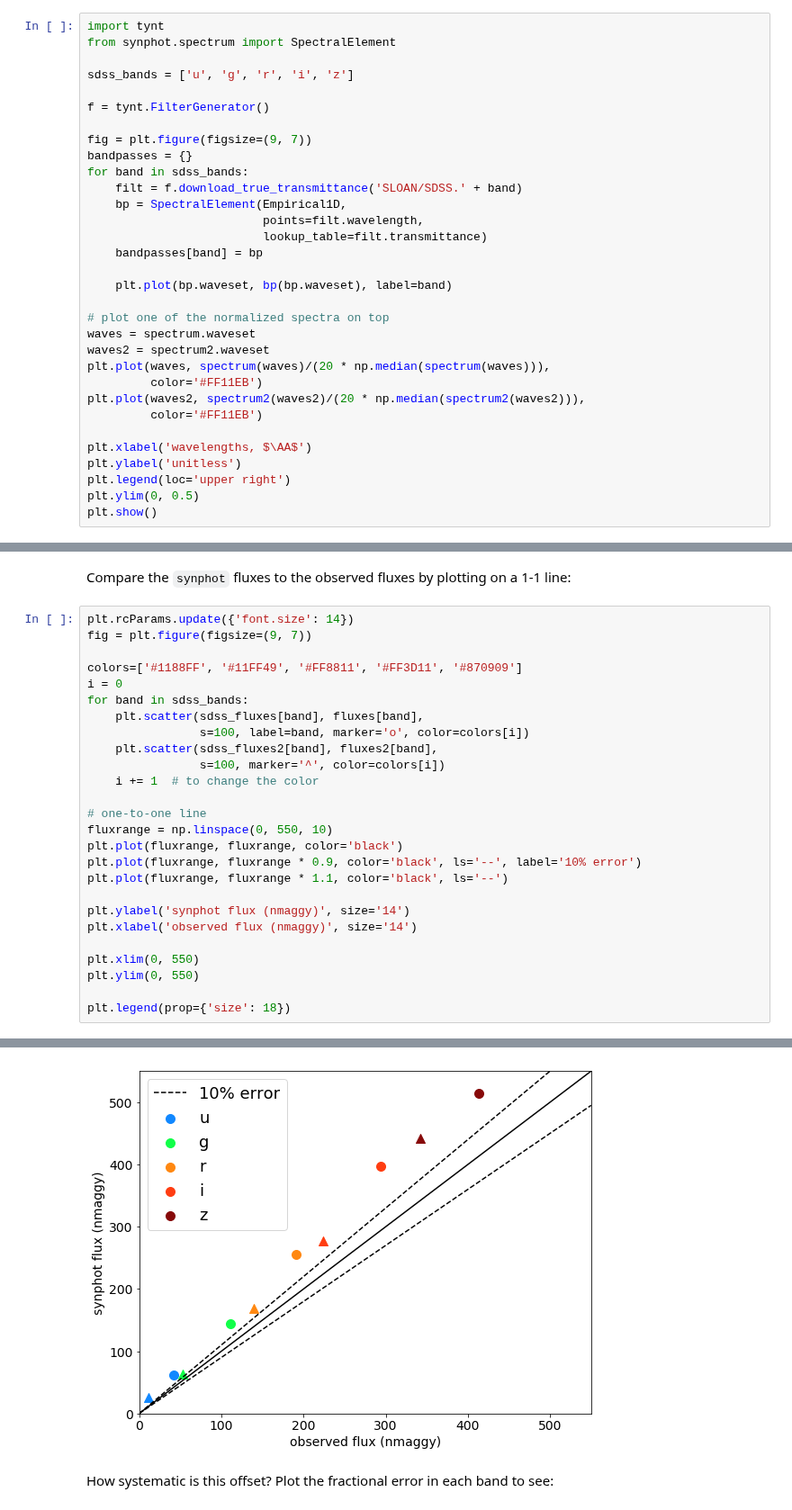
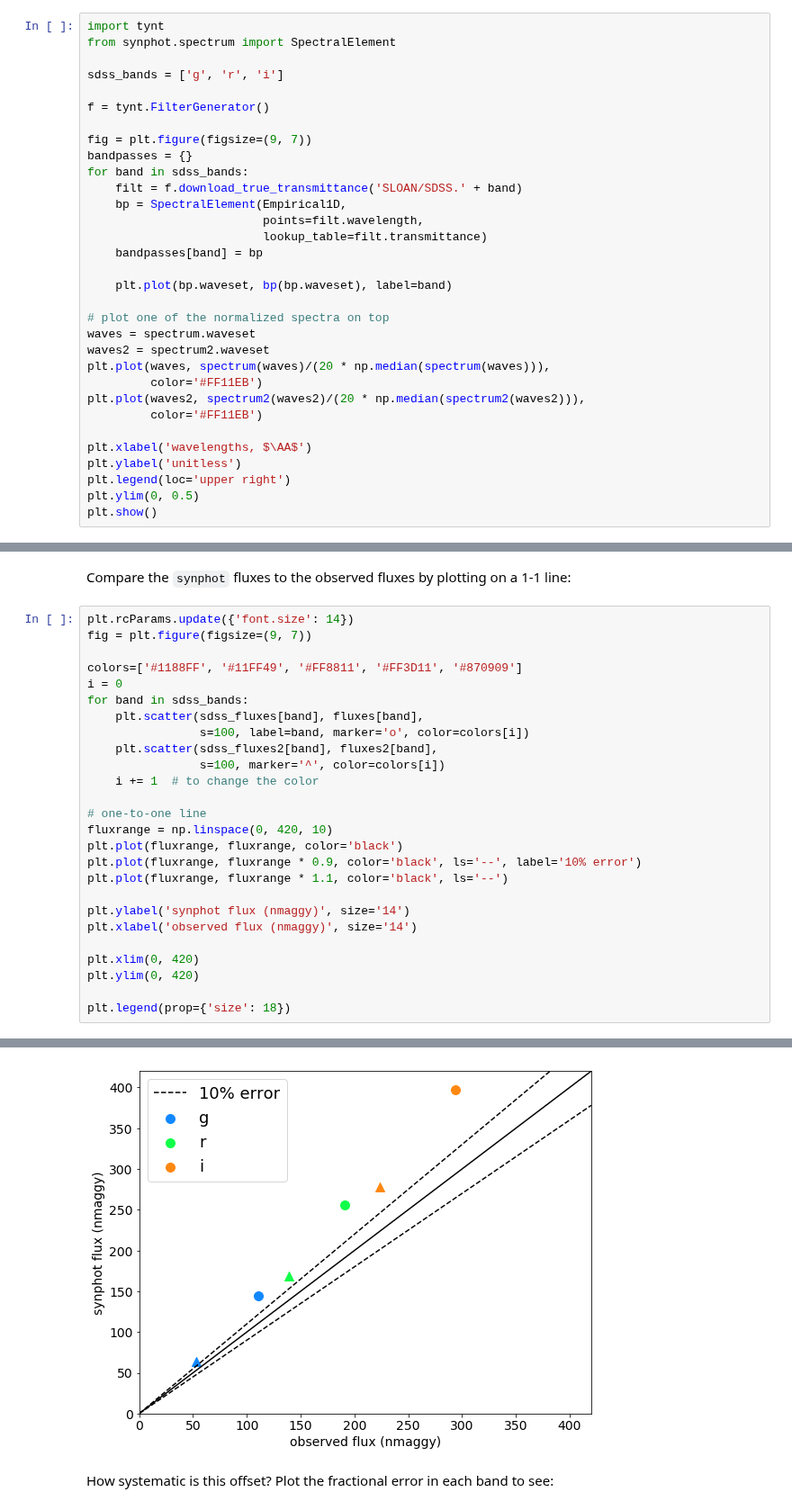
Before and after one commit to tcjansen/GSoC, a Jupyter notebook: empirical_photometry.ipynb, the cells around one changed output, grey strips where cells are left out. Shown at 90% size. Drawn from its saved outputs; the diff is of its cells as text.

```diff
--- a/empirical_photometry.ipynb
+++ b/empirical_photometry.ipynb
@@ -101,7 +99,7 @@ To construct a bandpass from an array with `synphot`, use <a href="https://synph
 import tynt
 from synphot.spectrum import SpectralElement
 
-sdss_bands = ['u', 'g', 'r', 'i', 'z']
+sdss_bands = ['g', 'r', 'i']
 
 f = tynt.FilterGenerator()
 
@@ -225,31 +211,31 @@ Compare the `synphot` fluxes to the observed fluxes by plotting on a 1-1 line:
 # %%
 plt.rcParams.update({'font.size': 14})
 fig = plt.figure(figsize=(9, 7))
 
 colors=['#1188FF', '#11FF49', '#FF8811', '#FF3D11', '#870909']
 i = 0
 for band in sdss_bands:
     plt.scatter(sdss_fluxes[band], fluxes[band],
                 s=100, label=band, marker='o', color=colors[i])
     plt.scatter(sdss_fluxes2[band], fluxes2[band],
                 s=100, marker='^', color=colors[i])
     i += 1  # to change the color
 
 # one-to-one line
-fluxrange = np.linspace(0, 550, 10)
+fluxrange = np.linspace(0, 420, 10)
 plt.plot(fluxrange, fluxrange, color='black')
 plt.plot(fluxrange, fluxrange * 0.9, color='black', ls='--', label='10% error')
 plt.plot(fluxrange, fluxrange * 1.1, color='black', ls='--')
 
 plt.ylabel('synphot flux (nmaggy)', size='14')
 plt.xlabel('observed flux (nmaggy)', size='14')
 
-plt.xlim(0, 550)
-plt.ylim(0, 550)
+plt.xlim(0, 420)
+plt.ylim(0, 420)
 
 plt.legend(prop={'size': 18})
 # %% [output]
 <matplotlib.legend.Legend at 0x...>
-[figure, old version]
+[figure, new version]
 # %% [markdown]
 How systematic is this offset? Plot the fractional error in each band to see:
```
Also changed, not shown: parts of 10 cells of this notebook.
